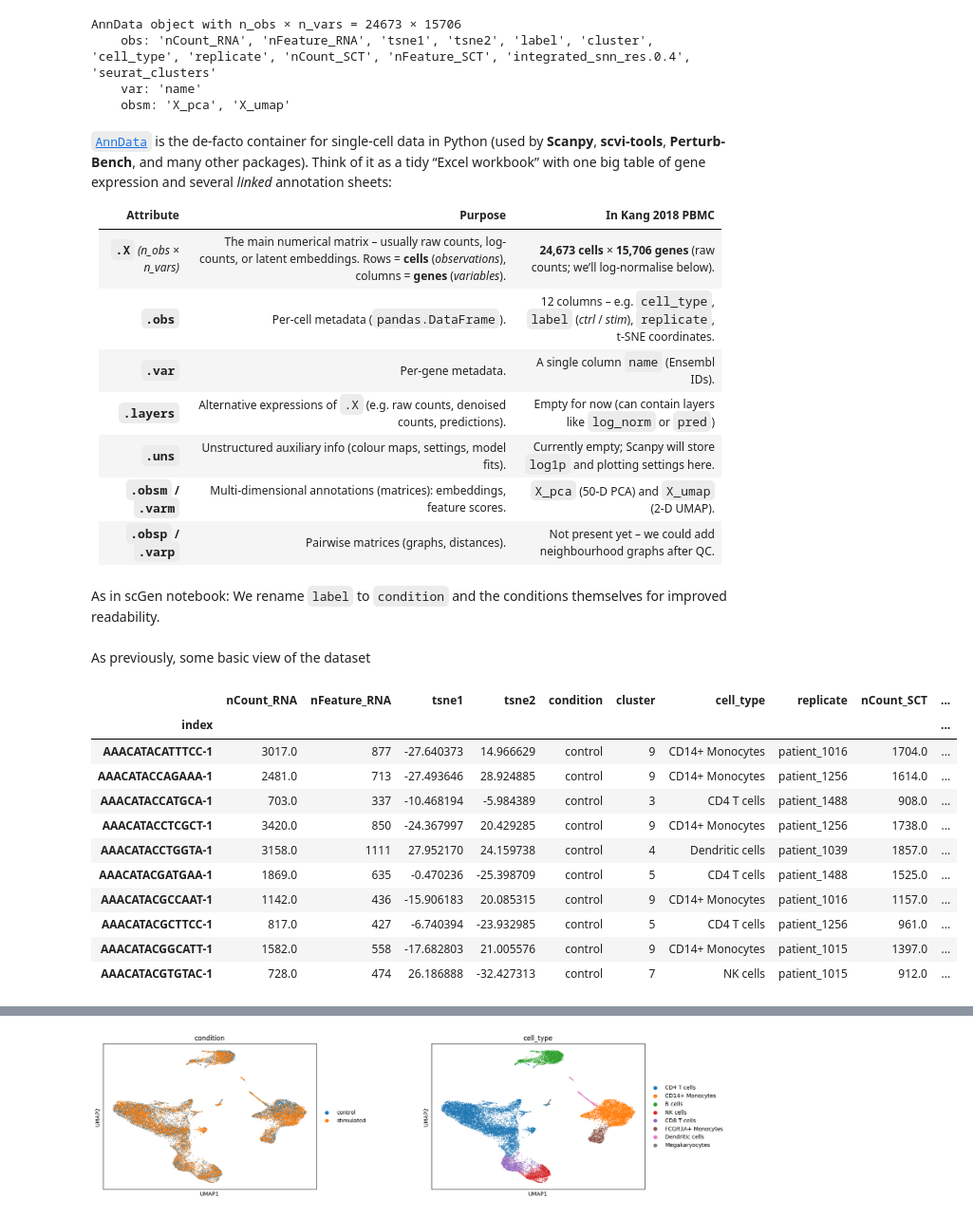
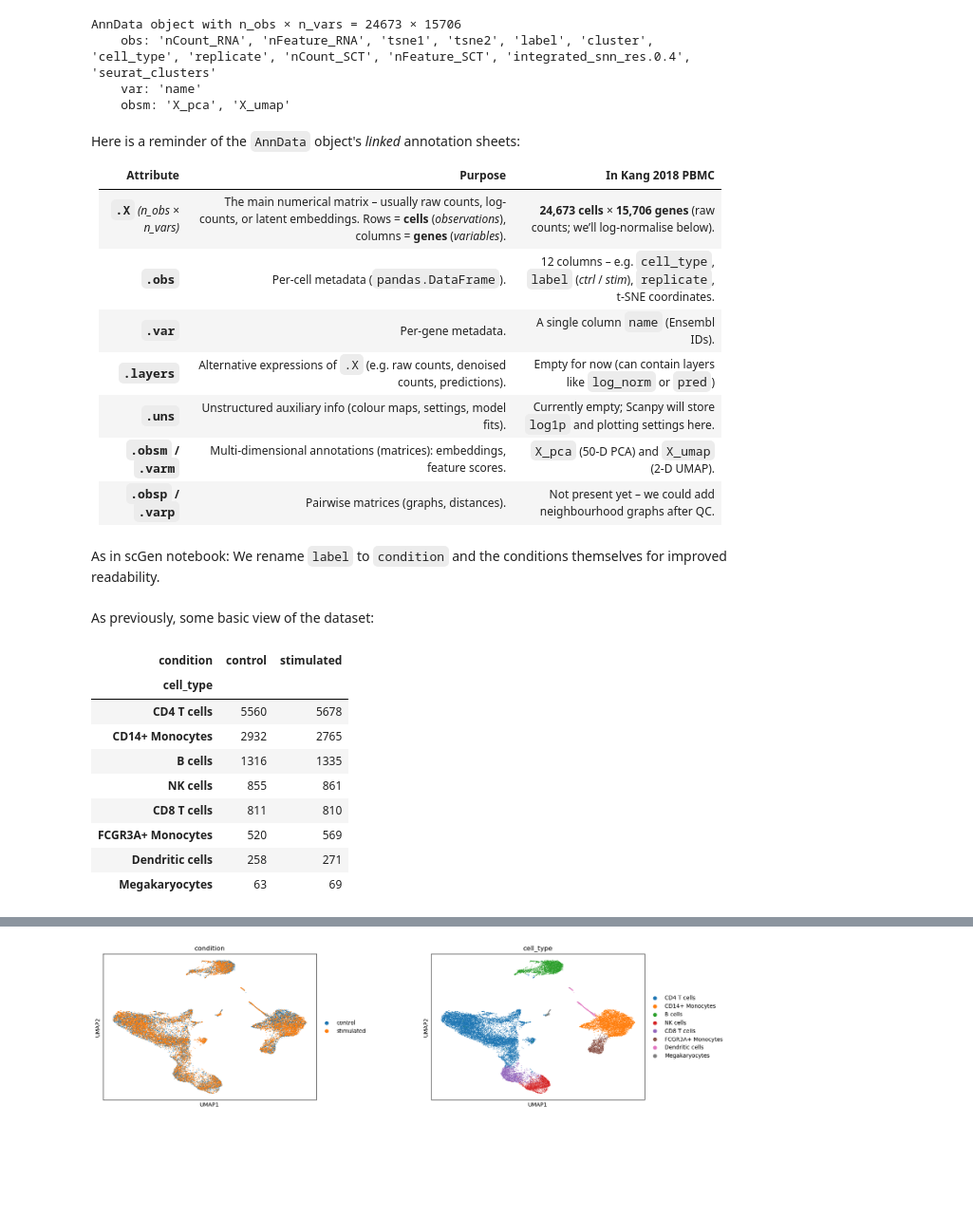
Before and after one commit to BiodataAnalysisGroup/virtual-tutorial-perturbation-modelling, a Jupyter notebook: 2_scPRAM/scPRAM_Tutorial_ECCB2025.ipynb, the cells around one changed output, grey strips where cells are left out. Shown at 95% size. Drawn from its saved outputs; the diff is of its cells as text; code cells hidden in the pictures; blank space fills up the shorter version.

```diff
--- a/2_scPRAM/scPRAM_Tutorial_ECCB2025.ipynb
+++ b/2_scPRAM/scPRAM_Tutorial_ECCB2025.ipynb
@@ -87,14 +95,15 @@ Same as you already see in the first tutorial part, reload to refresh the adata
 # %%
-# Load dataset
-adata = sc.read_h5ad('/home/sabrina/Documents/Preturb-Bench/2_scPRAM/kang_2018.h5ad')  # replace with your file
-adata
+# adata = pt.dt.kang_2018() # downloading the Kang 2018 dataset
+adata = sc.read('../data/kang_2018.h5ad') # loading the data directly from the file
+
+adata # viewing the data
 # %% [output]
 AnnData object with n_obs × n_vars = 24673 × 15706
     obs: 'nCount_RNA', 'nFeature_RNA', 'tsne1', 'tsne2', 'label', 'cluster', 'cell_type', 'replicate', 'nCount_SCT', 'nFeature_SCT', 'integrated_snn_res.0.4', 'seurat_clusters'
     var: 'name'
     obsm: 'X_pca', 'X_umap'
 # %% [markdown]
-[`AnnData`](https://anndata.readthedocs.io/) is the de-facto container for single-cell data in Python (used by **Scanpy**, **scvi-tools**, **Perturb-Bench**, and many other packages). Think of it as a tidy “Excel workbook” with one big table of gene expression and several *linked* annotation sheets:
+Here is a reminder of the `AnnData` object's *linked* annotation sheets:
 
 | Attribute | Purpose | In **Kang 2018 PBMC** |
 |-----------|---------|-----------------------|
@@ -123,19 +132,23 @@ else:
         .astype("category")
     )
 # %% [markdown]
-As previously, some basic view of the dataset
+As previously, some basic view of the dataset:
 # %%
-adata.obs.head(10)  # viewing the first 10 rows of the observation metadata (cell-level)
+# Displaying the counts of cells per condition and cell type
+counts = (adata.obs
+               .groupby(["cell_type", "condition"])
+               .size()
+               .unstack(fill_value=0)
+               .sort_index())
+display(counts)
 # %% [output]
-|  | nCount_RNA | nFeature_RNA | tsne1 | tsne2 | condition | cluster | cell_type | replicate | nCount_SCT | ... |
-| index |  |  |  |  |  |  |  |  |  | ... |
-| AAACATACATTTCC-1 | 3017.0 | 877 | -27.640373 | 14.966629 | control | 9 | CD14+ Monocytes | patient_1016 | 1704.0 | ... |
-| AAACATACCAGAAA-1 | 2481.0 | 713 | -27.493646 | 28.924885 | control | 9 | CD14+ Monocytes | patient_1256 | 1614.0 | ... |
-| AAACATACCATGCA-1 | 703.0 | 337 | -10.468194 | -5.984389 | control | 3 | CD4 T cells | patient_1488 | 908.0 | ... |
-| AAACATACCTCGCT-1 | 3420.0 | 850 | -24.367997 | 20.429285 | control | 9 | CD14+ Monocytes | patient_1256 | 1738.0 | ... |
-| AAACATACCTGGTA-1 | 3158.0 | 1111 | 27.952170 | 24.159738 | control | 4 | Dendritic cells | patient_1039 | 1857.0 | ... |
-| AAACATACGATGAA-1 | 1869.0 | 635 | -0.470236 | -25.398709 | control | 5 | CD4 T cells | patient_1488 | 1525.0 | ... |
-| AAACATACGCCAAT-1 | 1142.0 | 436 | -15.906183 | 20.085315 | control | 9 | CD14+ Monocytes | patient_1016 | 1157.0 | ... |
-| AAACATACGCTTCC-1 | 817.0 | 427 | -6.740394 | -23.932985 | control | 5 | CD4 T cells | patient_1256 | 961.0 | ... |
-| AAACATACGGCATT-1 | 1582.0 | 558 | -17.682803 | 21.005576 | control | 9 | CD14+ Monocytes | patient_1015 | 1397.0 | ... |
-| AAACATACGTGTAC-1 | 728.0 | 474 | 26.186888 | -32.427313 | control | 7 | NK cells | patient_1015 | 912.0 | ... |
+| condition | control | stimulated |
+| cell_type |  |  |
+| CD4 T cells | 5560 | 5678 |
+| CD14+ Monocytes | 2932 | 2765 |
+| B cells | 1316 | 1335 |
+| NK cells | 855 | 861 |
+| CD8 T cells | 811 | 810 |
+| FCGR3A+ Monocytes | 520 | 569 |
+| Dendritic cells | 258 | 271 |
+| Megakaryocytes | 63 | 69 |
```
Also changed, not shown: parts of 96 cells of this notebook.
